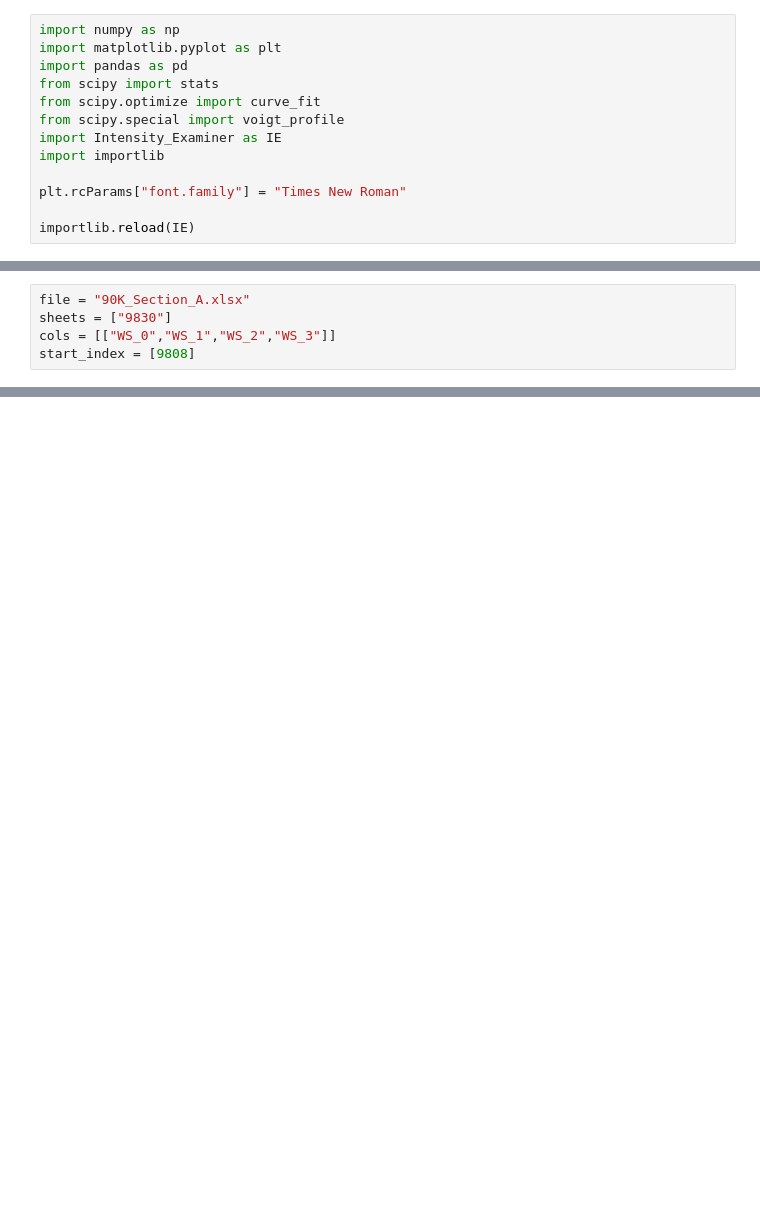
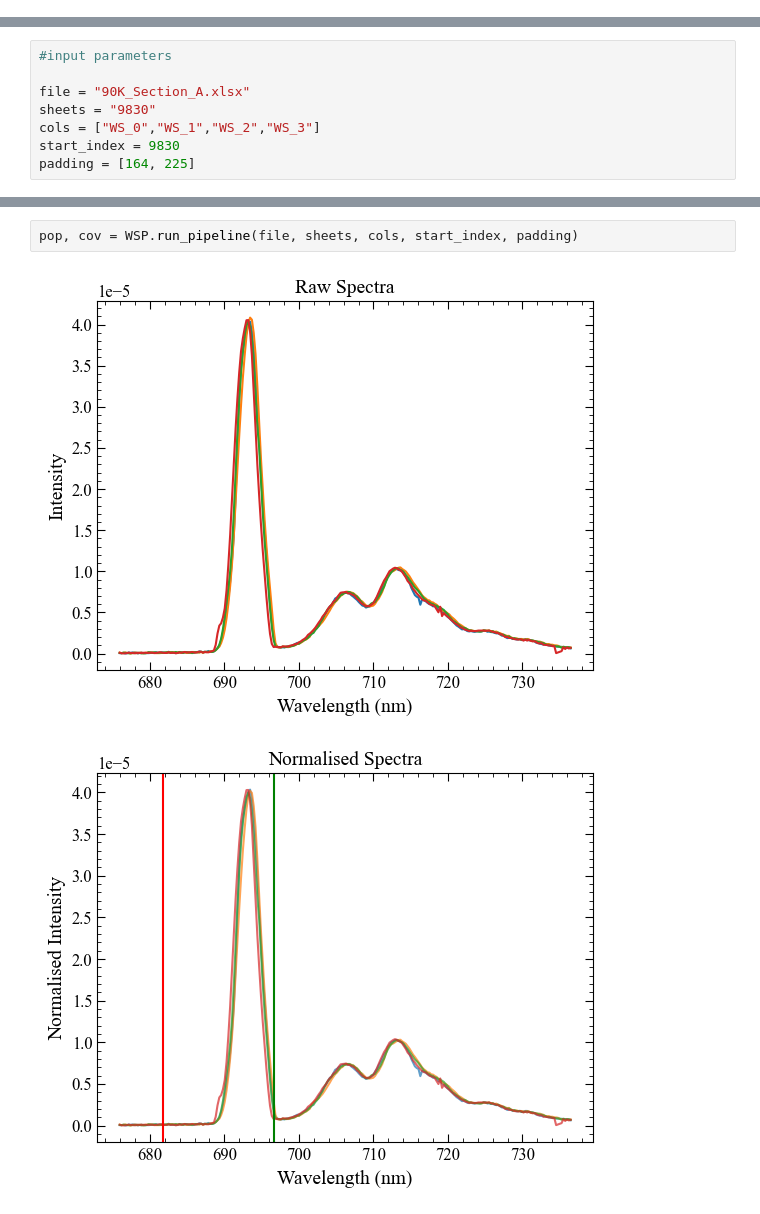
Before and after one commit to Sebastian426/Advanced-Lab-Code, a Jupyter notebook: Intensity_Runs_90K/90_K_graph_WS.ipynb, the cells around one changed output, grey strips where cells are left out. Saved outputs shown, nothing was run; the diff lists cells and outputs as text; blank space fills up the shorter version.

```diff
--- a/Intensity_Runs_90K/90_K_graph_WS.ipynb
+++ b/Intensity_Runs_90K/90_K_graph_WS.ipynb
@@ -1,13 +0,0 @@
-# %%
-import numpy as np
-import matplotlib.pyplot as plt
-import pandas as pd
-from scipy import stats
-from scipy.optimize import curve_fit
-from scipy.special import voigt_profile
-import Intensity_Examiner as IE
-import importlib
-
-plt.rcParams["font.family"] = "Times New Roman"
-
-importlib.reload(IE)
@@ -16,5 +8,8 @@ importlib.reload(IE)
 # %%
+#input parameters
+
 file = "90K_Section_A.xlsx"
-sheets = ["9830"]
-cols = [["WS_0","WS_1","WS_2","WS_3"]]
-start_index = [9808]
+sheets = "9830"
+cols = ["WS_0","WS_1","WS_2","WS_3"]
+start_index = 9830
+padding = [164, 225]
@@ -42,0 +16,5 @@ Reduced Chi²: 1091.330
+# %%
+pop, cov = WSP.run_pipeline(file, sheets, cols, start_index, padding)
+# %% [output]
+[figure, added]
+[figure, added]
```
Also changed, not shown: parts of 4 cells of this notebook, 12 other files.
